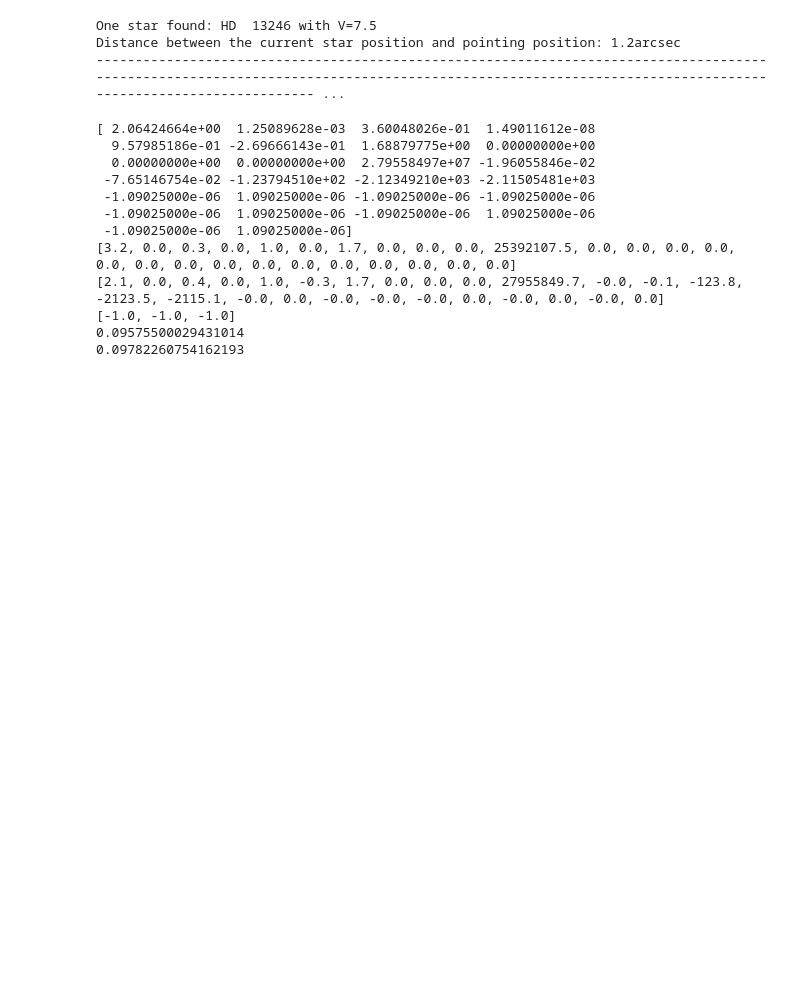
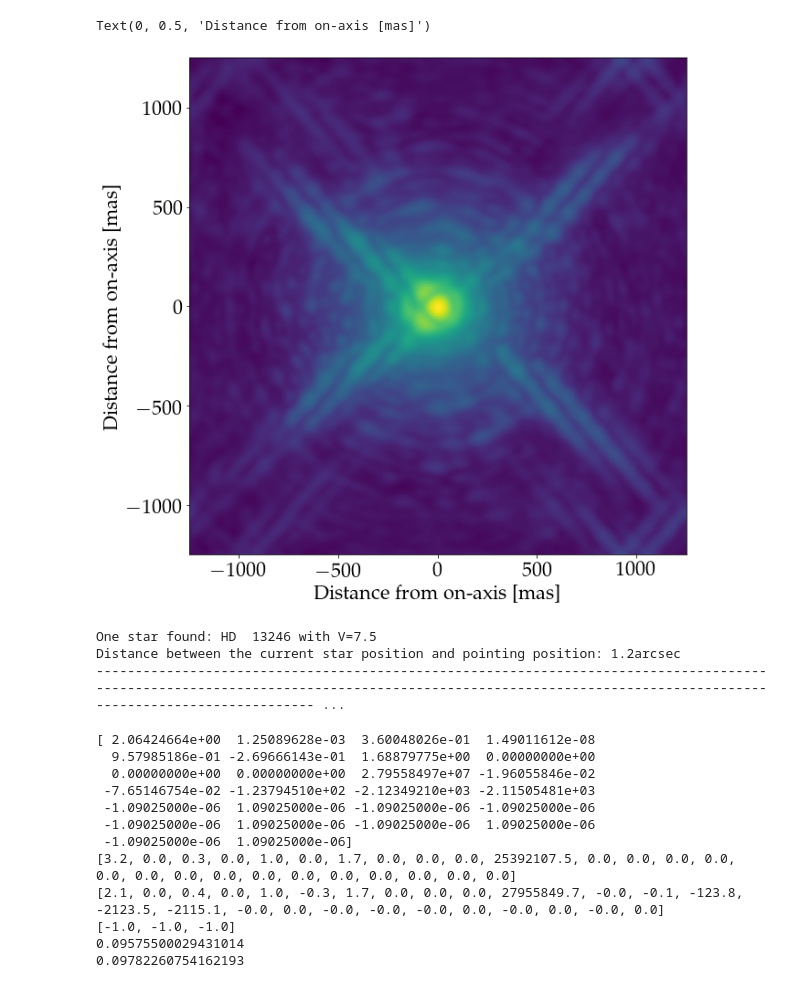
Before and after one commit to astro-tiptop/P3, a Jupyter notebook: examples/fit_IRDIS.ipynb, the cells around one changed output. Cells and saved outputs as stored; diff of their text form; code cells hidden in the pictures; blank space fills up the shorter version.

```diff
--- a/examples/fit_IRDIS.ipynb
+++ b/examples/fit_IRDIS.ipynb
@@ -29,12 +29,25 @@ plt.rcParams.update({
 path_save = '/home/omartin/Projects/PREDICTION/'
 # %%
 # PARAMETERS FILE
-path_ini = '/home/omartin/Projects/PRIME/_lib/psfao21/parFiles/irdis.ini'
+path_ini = '/home/omartin/Projects/P3/parFiles/irdis.ini'
 parser = ConfigParser()
 parser.optionxform = str
 parser.read(path_ini)
 fit   = True
 xout  = np.zeros(23)
+# %%
+# TESTING THE MODEL
+psfao = psfao21(path_ini)
+psf   = psfao([0.7,1e-8,1,1e-3,1,0,1.7,0,0,0,1,0,0,0] + xstat)
+fov   = 12.5 * psf.shape[0]
+xstat = [0,0,0,0,500,100,100,500,0,0,0,0]
+plt.figure(figsize=(10,10))
+plt.imshow(np.log10(psf),extent=[-fov/2,fov/2,-fov/2,fov/2])
+plt.xlabel('Distance from on-axis [mas]')
+plt.ylabel('Distance from on-axis [mas]')
+# %% [output]
+Text(0, 0.5, 'Distance from on-axis [mas]')
+[figure, added]
 # %%
 names=['YYMMDDHHMMSS','MEAN WAVELENGTH [µm]','BANDWIDTH [µm]','V MAG','R MAG','J MAG','H MAG','K MAG',\
        'tau0 [s]','wDir [deg]','wSpeed [m/s]','RHUM [%]','PRESSURE [?]','FWHM_query [as]','FWHM [as]','FWHMLIN [as]','FWHMLINOBS [as]','SRMIN','SRMAX','SRMEAN',\
```
Also changed, not shown: parts of 1 cell of this notebook, 8 other files.
